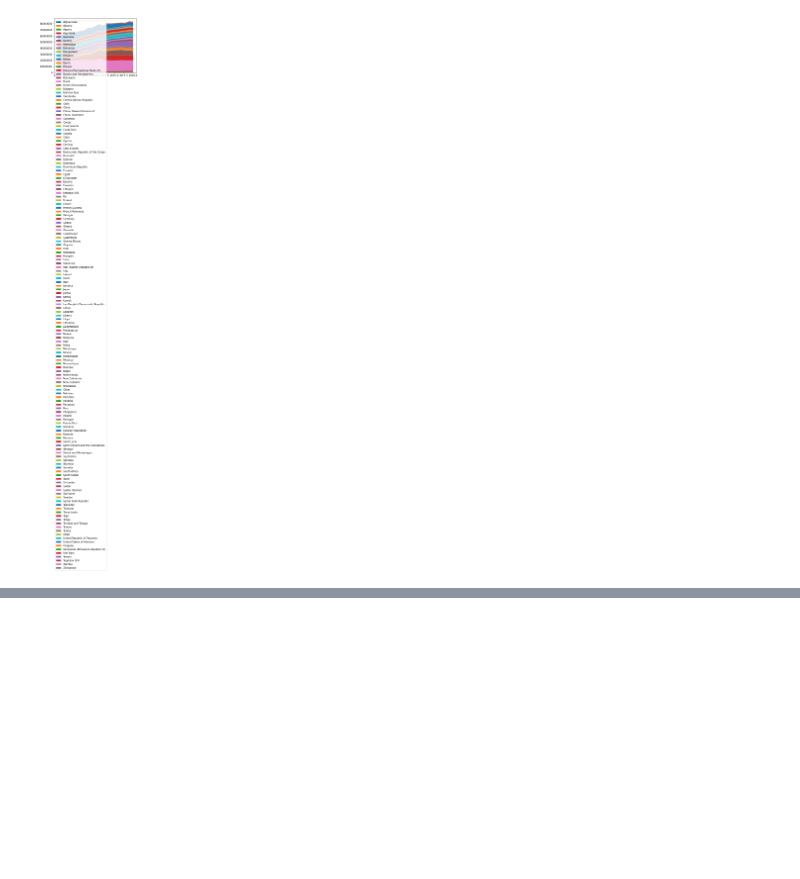
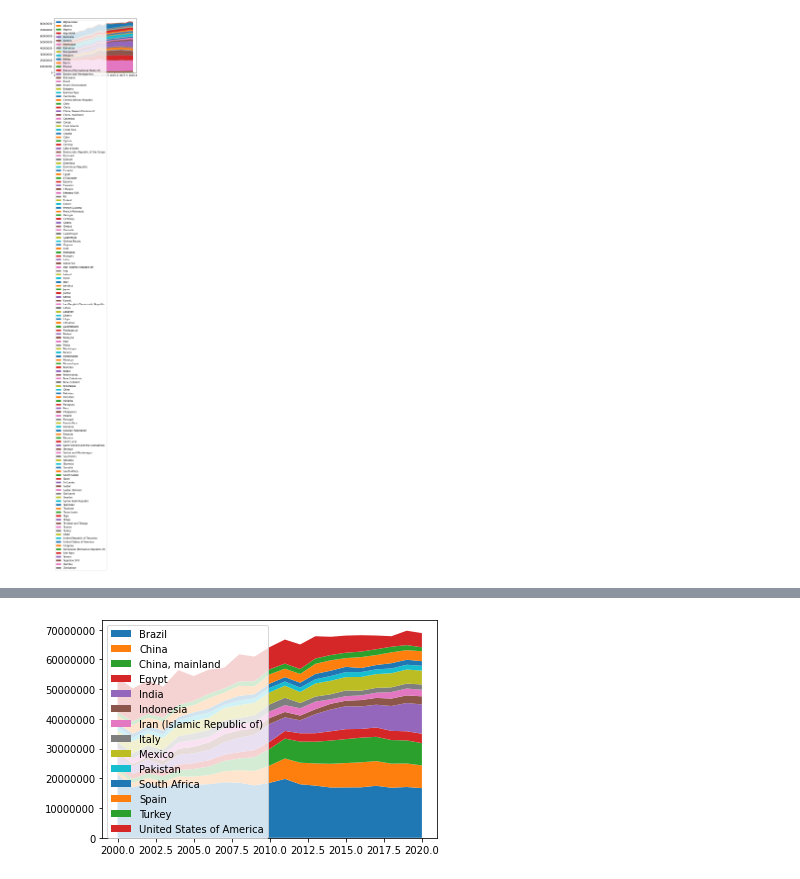
Before and after one commit to polarbearcode/DataAnalysis, a Jupyter notebook: AgricultureData/Orange.ipynb, the cells around one changed output, grey strips where cells are left out. Cells and saved outputs as stored; diff of their text form; code cells hidden in the pictures; blank space fills up the shorter version.

Commit message:
narrow plot to top ten

```diff
--- a/AgricultureData/Orange.ipynb
+++ b/AgricultureData/Orange.ipynb
@@ -215,11 +229,12 @@ otherSum.head()
 | 3 | Y2003 | 129253.0 | Other |
 | 4 | Y2004 | 134081.0 | Other |
 # %%
-agDataOranges.loc[agDataOranges.Label == "Other", "Amount"] = 0
+agDataOrangesPlot = agDataOranges.copy()
+agDataOrangesPlot.loc[agDataOrangesPlot.Label == "Other", "Amount"] = 0
 #agDataOranges = agDataOranges.drop(agDataOranges[agDataOranges["Label"] == "Other"].index)
-agDataOranges = agDataOranges[["Area", "Year", "Amount"]]
-agDataOranges = pd.concat([agDataOranges, otherSum], ignore_index=True)
-agDataOranges[agDataOranges["Area"] == "Other"]
+agDataOrangesPlot = agDataOrangesPlot[["Area", "Year", "Amount"]]
+agDataOrangesPlot = pd.concat([agDataOrangesPlot, otherSum], ignore_index=True)
+agDataOrangesPlot[agDataOrangesPlot["Area"] == "Other"]
 # %% [output]
 |  | Area | Year | Amount |
 | 3087 | Other | Y2000 | 123741.0 |
@@ -282,0 +306,22 @@ plt.show()
+# %%
+agDataTop10 = agDataOranges.copy()
+
+countryList = agDataTop10['Area'].unique()
+
+for c in countryList:
+    countryDF = agDataTop10[agDataTop10["Area"] == c]
+    yearList = countryDF["Year"].values
+    amountList = countryDF["Amount"].values
+    check = []
+    for i in range(len(yearList)):
+        if (amountList[i] < statsDict[yearList[i]]["topTenValue"]):
+            check.append(False)
+        else:
+            check.append(True)
+    if any(check) == False:
+        agDataTop10 = agDataTop10.drop(agDataTop10[agDataTop10["Area"] == c].index)
+
+agDataTop10.head()
+
+
+#agDataTop10 = agDataOranges[agDataOranges['Amount'] >= statsDict[agDataOranges['Year']]['topTenValue']]
@@ -282,0 +335,7 @@ plt.show()
+# %%
+countryList = agDataTop10['Area'].unique()
+plotDict = {}
+for country in countryList:
+    agDataSubset = agDataTop10[agDataTop10['Area'] == country]
+    plotDict[country] = agDataSubset['Amount'].values.T
+print(plotDict)
@@ -282,0 +360,9 @@ plt.show()
+# %%
+fig, ax = plt.subplots()
+ax.stackplot(agDataOrangesPlot['Year'].unique(), plotDict.values(),
+             labels = plotDict.keys())
+ax.legend(loc='upper left')
+ax.ticklabel_format(useOffset=False, style='plain')
+plt.show()
+# %% [output]
+[figure, added]
```
Also changed, not shown: parts of 7 cells of this notebook.
